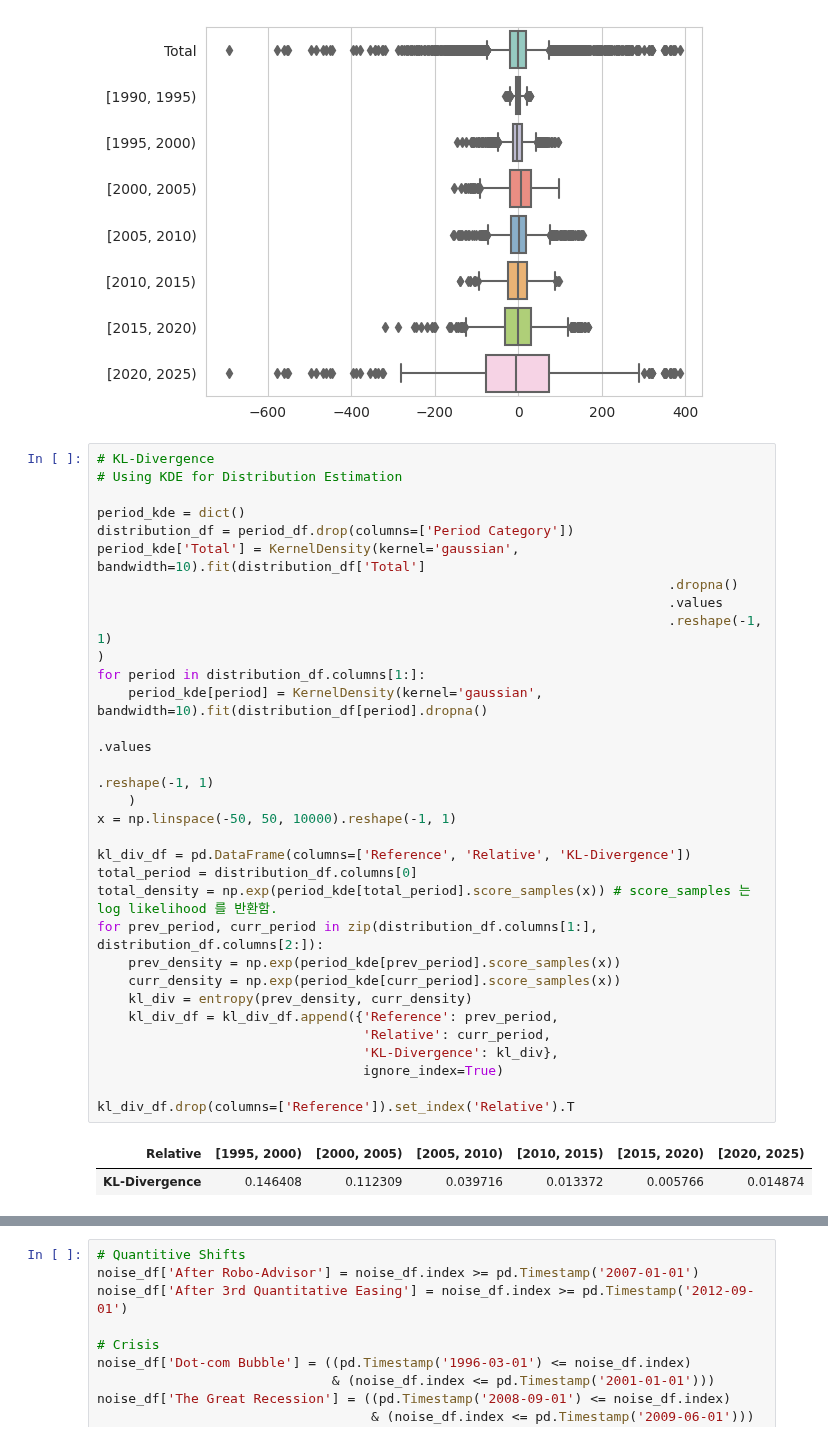
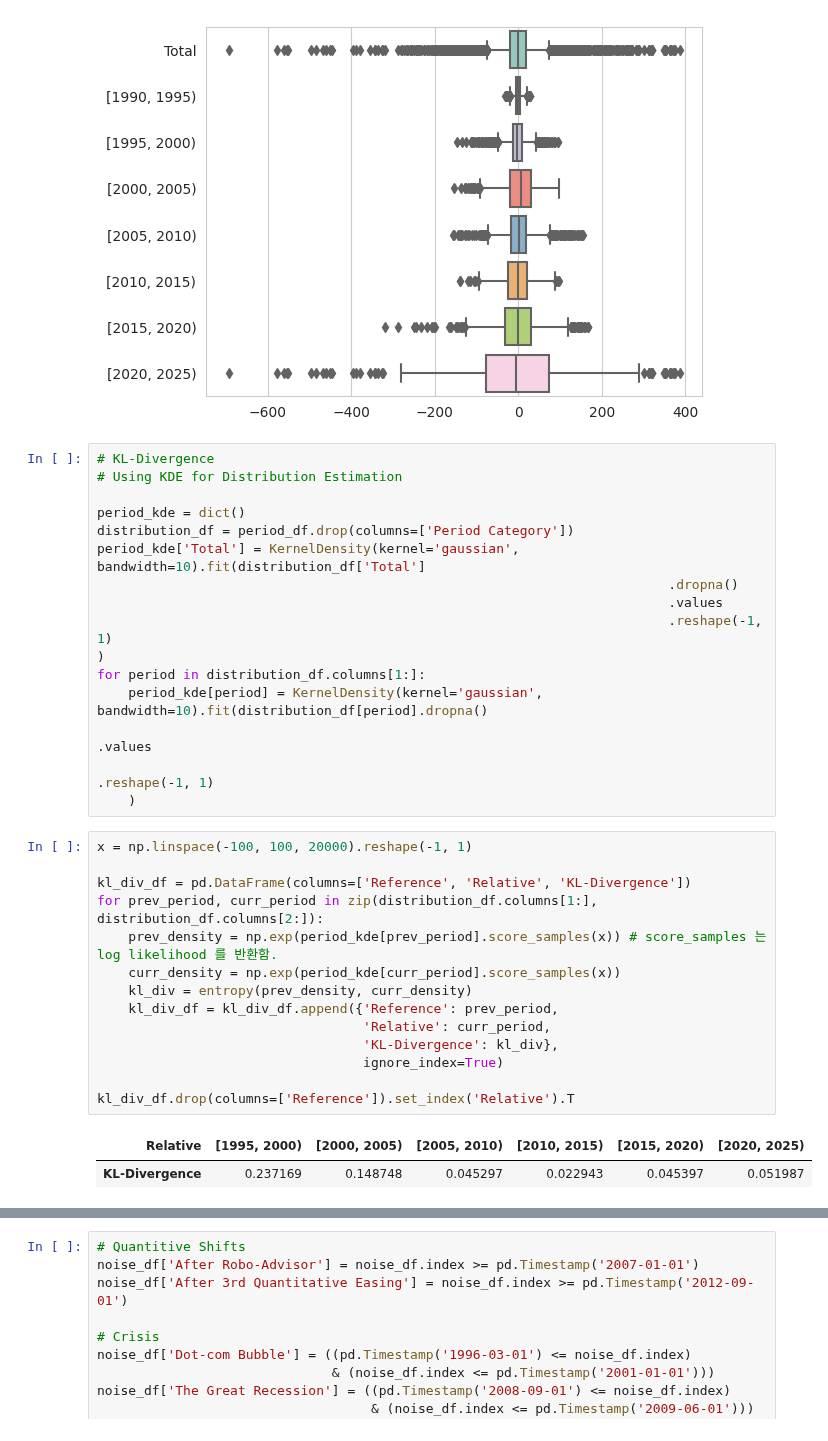
Before and after one commit to SOL1archive/Fin-Data-Denoising, a Jupyter notebook: noise-analysis.ipynb, the cells around one changed output, grey strips where cells are left out. Drawn from its saved outputs; the diff is of its cells as text.

```diff
--- a/noise-analysis.ipynb
+++ b/noise-analysis.ipynb
@@ -76,38 +76,37 @@ _ = sns.boxplot(data=period_df,
                 )
 # %% [output]
 [figure]
+# %%
+# KL-Divergence
+# Using KDE for Distribution Estimation
+
+period_kde = dict()
+distribution_df = period_df.drop(columns=['Period Category'])
+period_kde['Total'] = KernelDensity(kernel='gaussian', bandwidth=10).fit(distribution_df['Total']
+                                                                         .dropna()
+                                                                         .values
+                                                                         .reshape(-1, 1)
+)
+for period in distribution_df.columns[1:]:
+    period_kde[period] = KernelDensity(kernel='gaussian', bandwidth=10).fit(distribution_df[period].dropna()
+                                                                                                   .values
+                                                                                                   .reshape(-1, 1)
+    )
 # %%
-# KL-Divergence
-# Using KDE for Distribution Estimation
-
-period_kde = dict()
-distribution_df = period_df.drop(columns=['Period Category'])
-period_kde['Total'] = KernelDensity(kernel='gaussian', bandwidth=10).fit(distribution_df['Total']
-                                                                         .dropna()
-                                                                         .values
-                                                                         .reshape(-1, 1)
-)
-for period in distribution_df.columns[1:]:
-    period_kde[period] = KernelDensity(kernel='gaussian', bandwidth=10).fit(distribution_df[period].dropna()
-                                                                                                   .values
-                                                                                                   .reshape(-1, 1)
-    )
-x = np.linspace(-50, 50, 10000).reshape(-1, 1)
+x = np.linspace(-100, 100, 20000).reshape(-1, 1)
 
 kl_div_df = pd.DataFrame(columns=['Reference', 'Relative', 'KL-Divergence'])
-total_period = distribution_df.columns[0]
-total_density = np.exp(period_kde[total_period].score_samples(x)) # score_samples 는 log likelihood 를 반환함.
 for prev_period, curr_period in zip(distribution_df.columns[1:], distribution_df.columns[2:]):
-    prev_density = np.exp(period_kde[prev_period].score_samples(x))
+    prev_density = np.exp(period_kde[prev_period].score_samples(x)) # score_samples 는 log likelihood 를 반환함.
     curr_density = np.exp(period_kde[curr_period].score_samples(x))
     kl_div = entropy(prev_density, curr_density)
     kl_div_df = kl_div_df.append({'Reference': prev_period,
                                   'Relative': curr_period,
                                   'KL-Divergence': kl_div},
                                   ignore_index=True)
 
 kl_div_df.drop(columns=['Reference']).set_index('Relative').T
 # %% [output]
 | Relative | [1995, 2000) | [2000, 2005) | [2005, 2010) | [2010, 2015) | [2015, 2020) | [2020, 2025) |
-| KL-Divergence | 0.146408 | 0.112309 | 0.039716 | 0.013372 | 0.005766 | 0.014874 |
+| KL-Divergence | 0.237169 | 0.148748 | 0.045297 | 0.022943 | 0.045397 | 0.051987 |
 # %%
```
Also changed, not shown: parts of 5 cells of this notebook.
